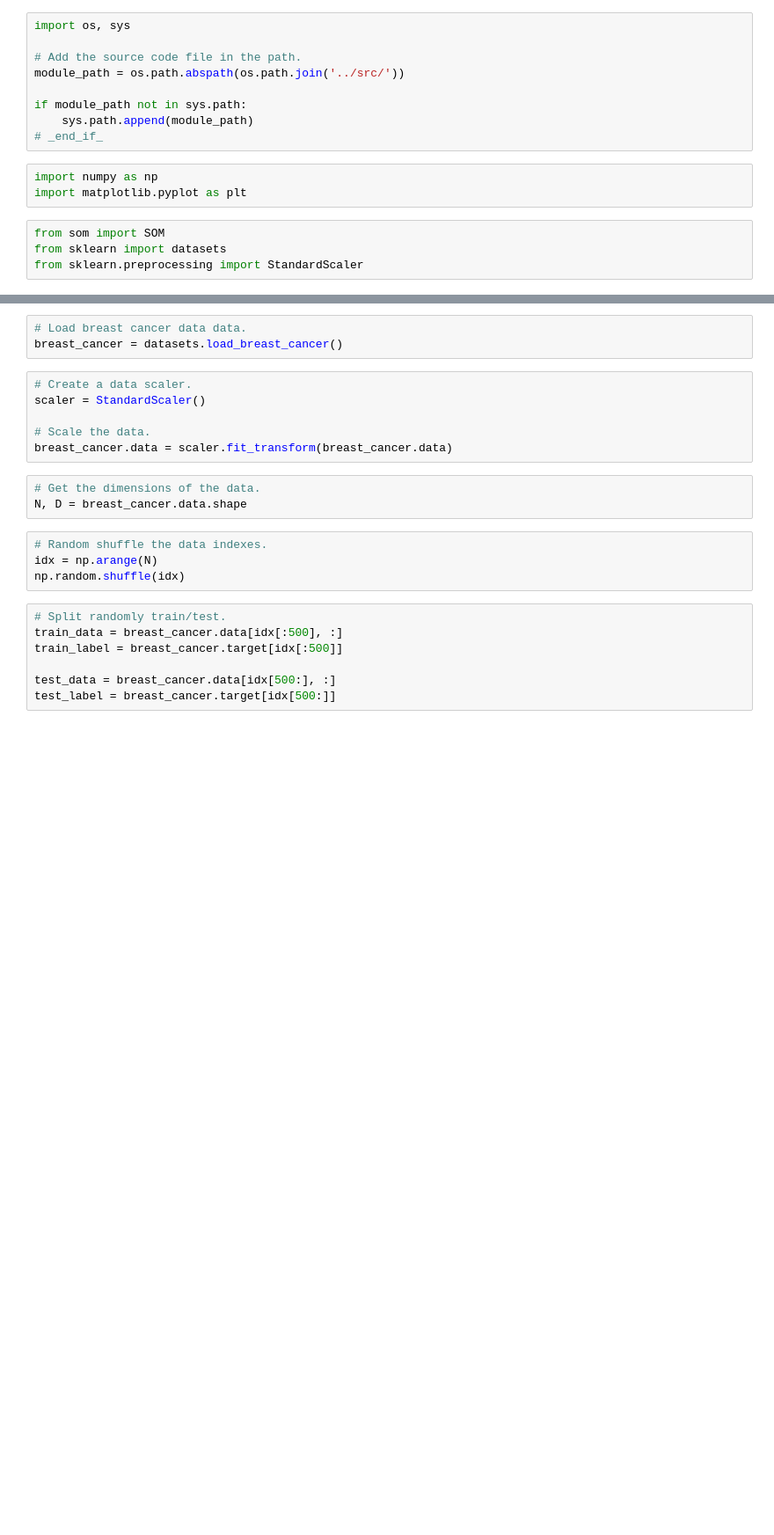
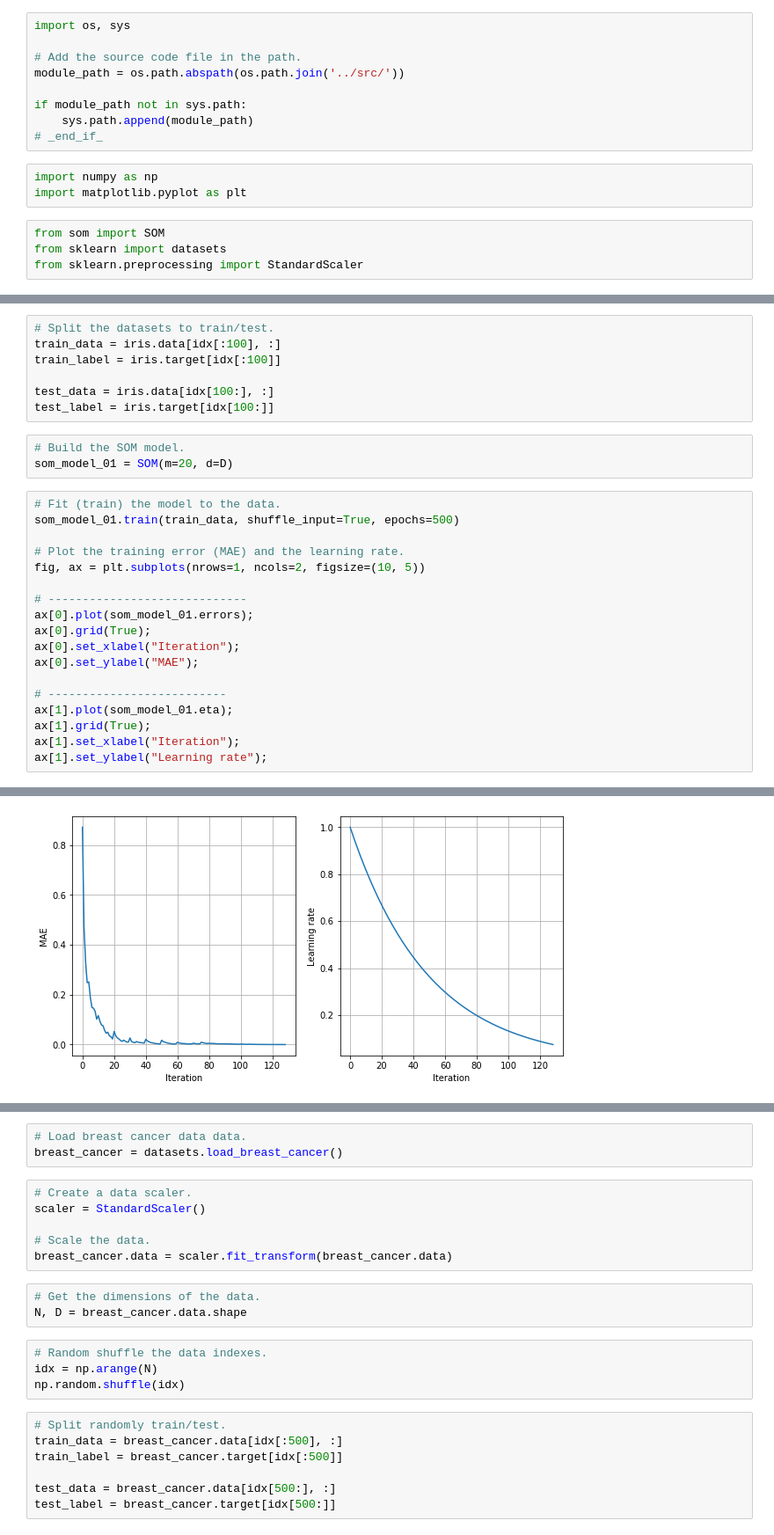
Before and after one commit to vrettasm/SOMap, a Jupyter notebook: examples/toy_examples.ipynb, the cells around one changed output, grey strips where cells are left out. Shown at 88% size. Saved outputs shown, nothing was run; the diff lists cells and outputs as text; blank space fills up the shorter version.

```diff
--- a/examples/toy_examples.ipynb
+++ b/examples/toy_examples.ipynb
@@ -16,0 +33,29 @@ from sklearn.preprocessing import StandardScaler
+# %%
+# Split the datasets to train/test.
+train_data = iris.data[idx[:100], :]
+train_label = iris.target[idx[:100]]
+
+test_data = iris.data[idx[100:], :]
+test_label = iris.target[idx[100:]]
+# %%
+# Build the SOM model.
+som_model_01 = SOM(m=20, d=D)
+# %%
+# Fit (train) the model to the data.
+som_model_01.train(train_data, shuffle_input=True, epochs=500)
+
+# Plot the training error (MAE) and the learning rate.
+fig, ax = plt.subplots(nrows=1, ncols=2, figsize=(10, 5))
+
+# -----------------------------
+ax[0].plot(som_model_01.errors);
+ax[0].grid(True);
+ax[0].set_xlabel("Iteration");
+ax[0].set_ylabel("MAE");
+
+# --------------------------
+ax[1].plot(som_model_01.eta);
+ax[1].grid(True);
+ax[1].set_xlabel("Iteration");
+ax[1].set_ylabel("Learning rate");
+# %% [output]
@@ -16,0 +77 @@ from sklearn.preprocessing import StandardScaler
+[figure, added]
```
Also changed, not shown: parts of 23 cells of this notebook.
